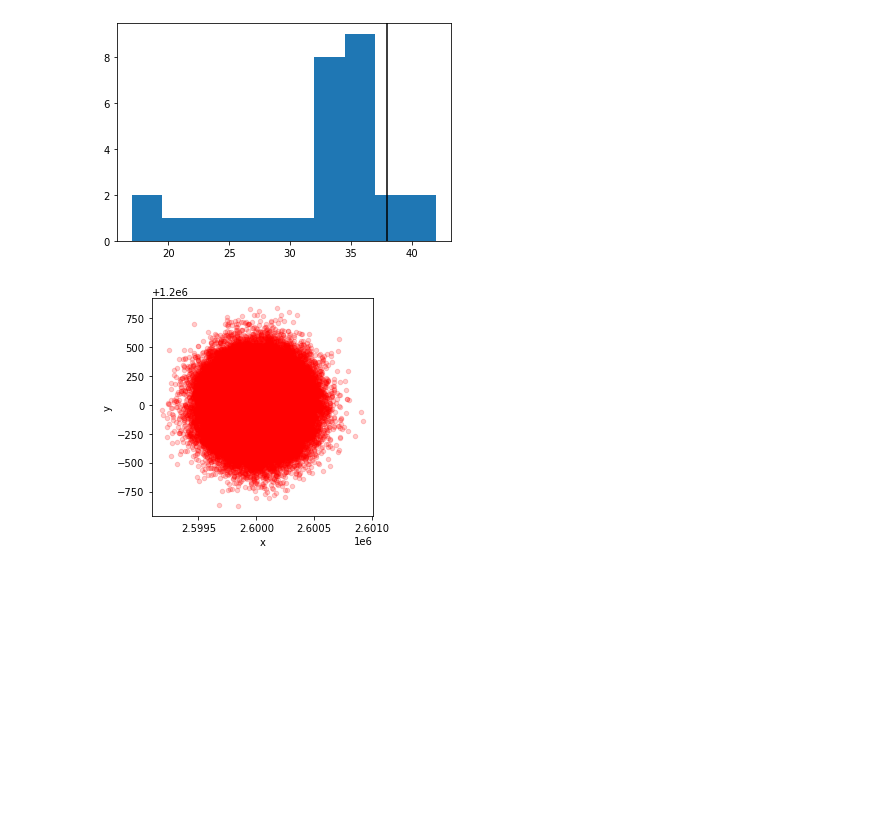
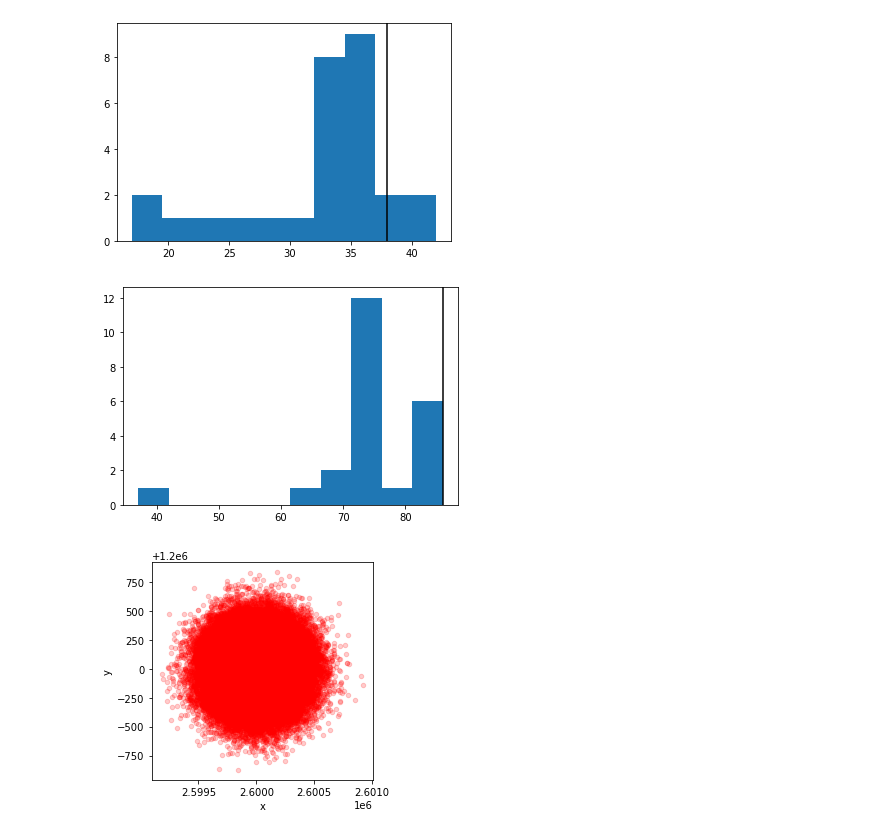
Before and after one commit to hannorahn/codingingis, a Jupyter notebook: 99_visualisations.ipynb, the cells around one changed output. Saved outputs shown, nothing was run; the diff lists cells and outputs as text; code cells hidden in the pictures; blank space fills up the shorter version.

```diff
--- a/99_visualisations.ipynb
+++ b/99_visualisations.ipynb
@@ -25,7 +25,7 @@ plt.savefig('so_tags.jpg',bbox_inches="tight", pad_inches = 1)
 # %% [output]
 [figure]
 # %%
-vals = pd.read_csv("mentimeter_vote.csv",delimiter=";")["value"]
+vals = pd.read_csv("mentimeter_vote_I.csv",delimiter=";")["value"]
 
 vals1 = [str(x)[0]+"."+str(x)[1] for x in vals]
 binwidth = 2
@@ -41,6 +41,23 @@ plt.axvline(x=38,color = "black")
 plt.savefig('stand_CodinginGIS1.jpg',bbox_inches="tight")
 # %% [output]
 [figure]
+# %%
+vals = pd.read_csv("mentimeter_vote_II.csv",delimiter=";")["value"]
+
+vals1 = [str(x)[0]+"."+str(x)[1] for x in vals]
+binwidth = 2
+
+
+def mybins(vals, binwidth):
+    range(min(vals), max(vals) + binwidth, binwidth)
+
+plt.hist(vals, bins = mybins(vals,2))
+
+plt.axvline(x=86,color = "black")
+
+plt.savefig('stand_CodinginGIS2.jpg',bbox_inches="tight")
+# %% [output]
+[figure, added]
 # %%
 from matplotlib import pyplot as plt
 import pandas as pd
```
Also changed, not shown: 31 other files.
